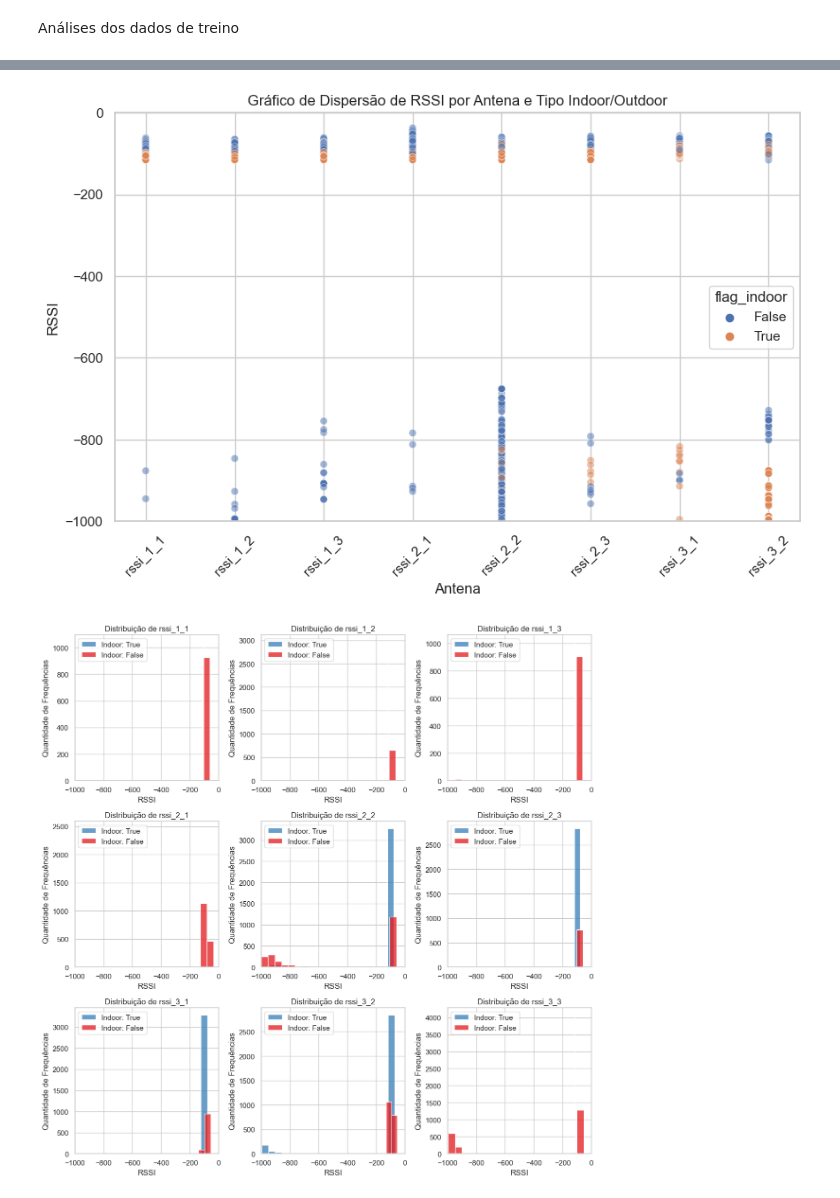
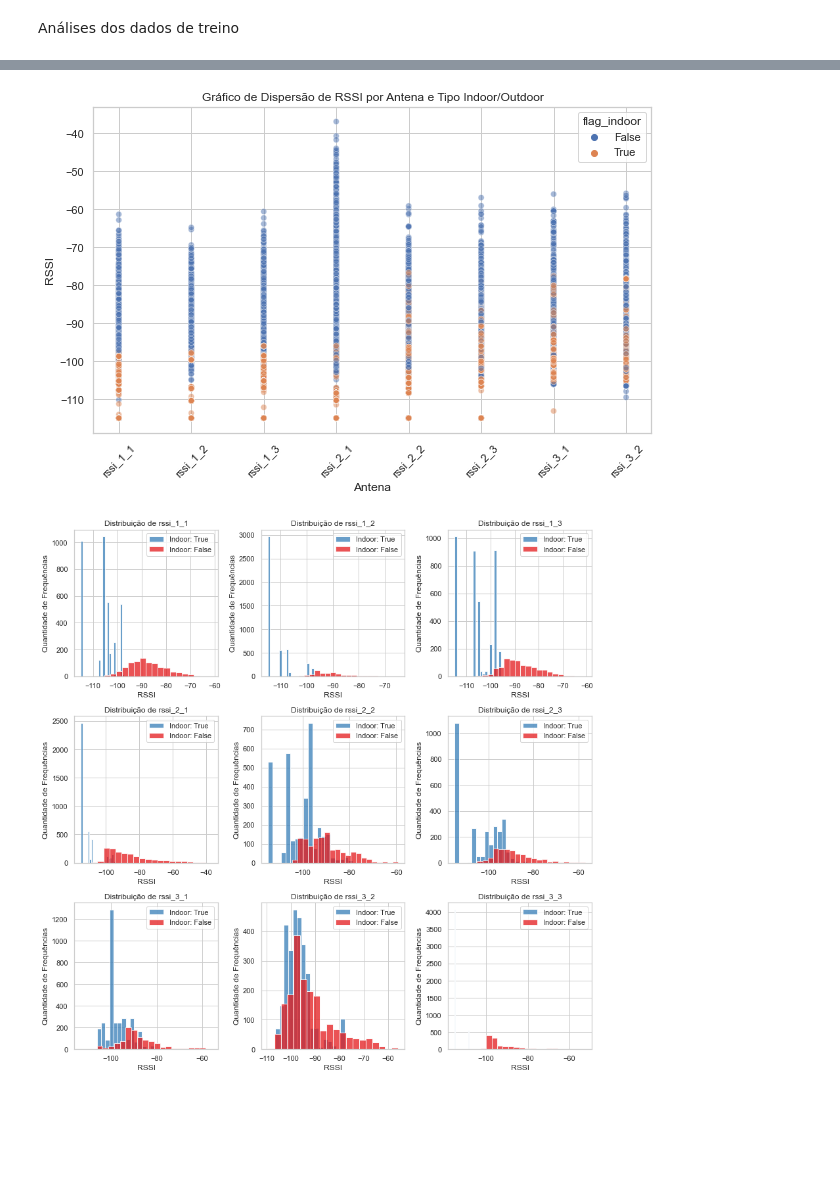
Before and after one commit to hlaff147/ES-290-Comunicacoes-Moveis, a Jupyter notebook: data_analysis.ipynb, the cells around one changed output, grey strips where cells are left out. Cells and saved outputs as stored; diff of their text form; code cells hidden in the pictures; blank space fills up the shorter version.

```diff
--- a/data_analysis.ipynb
+++ b/data_analysis.ipynb
@@ -117,0 +118,17 @@ plt.show()
+# %%
+#Análise de outliers
+
+# Selecionar as colunas relevantes para a análise
+columns = ['rssi_1_1', 'rssi_1_2', 'rssi_1_3', 'rssi_2_1', 'rssi_2_2', 'rssi_2_3', 'rssi_3_1', 'rssi_3_2', 'rssi_3_3']
+
+# Plot de gráficos de dispersão para verificar outliers em cada coluna de RSSI
+plt.figure(figsize=(12, 8))
+for col in columns:
+    plt.subplot(3, 3, columns.index(col) + 1)  # Organizar os subplots em uma grade 3x3
+    plt.scatter(df_train_alunos[col], range(len(df_train_alunos)), alpha=0.5)
+    plt.title(col)
+    plt.xlabel('RSSI')
+    plt.ylabel('Amostras')
+
+plt.tight_layout()
+plt.show()
@@ -117,0 +137,7 @@ plt.show()
+# %%
+# Substituir valores menores que -115 por nulo (NaN), evitando assim outliers.
+
+columns = ['rssi_1_1', 'rssi_1_2', 'rssi_1_3', 'rssi_2_1', 'rssi_2_2', 'rssi_2_3', 'rssi_3_1', 'rssi_3_2', 'rssi_3_3']
+
+
+df_train_alunos[columns] = df_train_alunos[columns].applymap(lambda x: x if x >= -115 else np.nan)
@@ -117,0 +164,17 @@ plt.show()
+# %%
+#Análise de outliers
+
+# Selecionar as colunas relevantes para a análise
+columns = ['rssi_1_1', 'rssi_1_2', 'rssi_1_3', 'rssi_2_1', 'rssi_2_2', 'rssi_2_3', 'rssi_3_1', 'rssi_3_2', 'rssi_3_3']
+
+# Plot de gráficos de dispersão para verificar outliers em cada coluna de RSSI
+plt.figure(figsize=(12, 8))
+for col in columns:
+    plt.subplot(3, 3, columns.index(col) + 1)  # Organizar os subplots em uma grade 3x3
+    plt.scatter(df_train_alunos[col], range(len(df_train_alunos)), alpha=0.5)
+    plt.title(col)
+    plt.xlabel('RSSI')
+    plt.ylabel('Amostras')
+
+plt.tight_layout()
+plt.show()
@@ -158,30 +223,28 @@ plt.xlabel('Antena')
 plt.ylabel('RSSI')
 plt.title('Gráfico de Dispersão de RSSI por Antena e Tipo Indoor/Outdoor')
 plt.xticks(rotation=45)
-plt.ylim(-1000, 0)  # Ajustar o intervalo do eixo y
 plt.show()
 # %% [output]
-[figure, old version]
+[figure, new version]
 # %%
 # Selecionar colunas relevantes e adicionar a coluna 'flag_indoor'
 columns = ['rssi_1_1', 'rssi_1_2', 'rssi_1_3', 'rssi_2_1', 'rssi_2_2', 'rssi_2_3', 'rssi_3_1', 'rssi_3_2', 'rssi_3_3', 'flag_indoor']
 data_selected = df_train_alunos[columns]
 
 
 # Criar subplots para cada coluna de RSSI
 fig, axes = plt.subplots(nrows=3, ncols=3, figsize=(12, 12))
 for col, ax in zip(data_selected.columns[:-1], axes.ravel()):
     for indoor_flag in [True, False]:
         subset_data = data_selected[data_selected['flag_indoor'] == indoor_flag][col]
         sns.histplot(data=subset_data, bins=20, kde=False, color=sns.color_palette("Set1")[indoor_flag], ax=ax, label=f'Indoor: {indoor_flag}')
     ax.set_xlabel('RSSI')
     ax.set_ylabel('Quantidade de Frequências')
     ax.set_title(f'Distribuição de {col}')
     ax.legend()
-    ax.set_xlim(-1000, 0)
 
 # Ajustar o layout para melhor espaçamento entre os subplots
 plt.tight_layout()
 plt.show()
 # %% [output]
-[figure, old version]
+[figure, new version]
```
Also changed, not shown: parts of 10 cells of this notebook.
